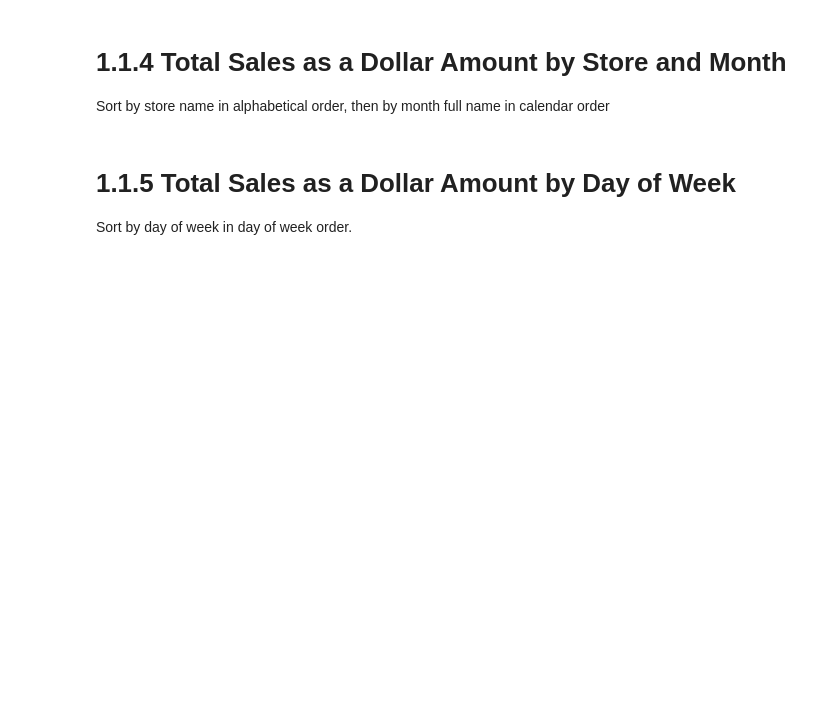
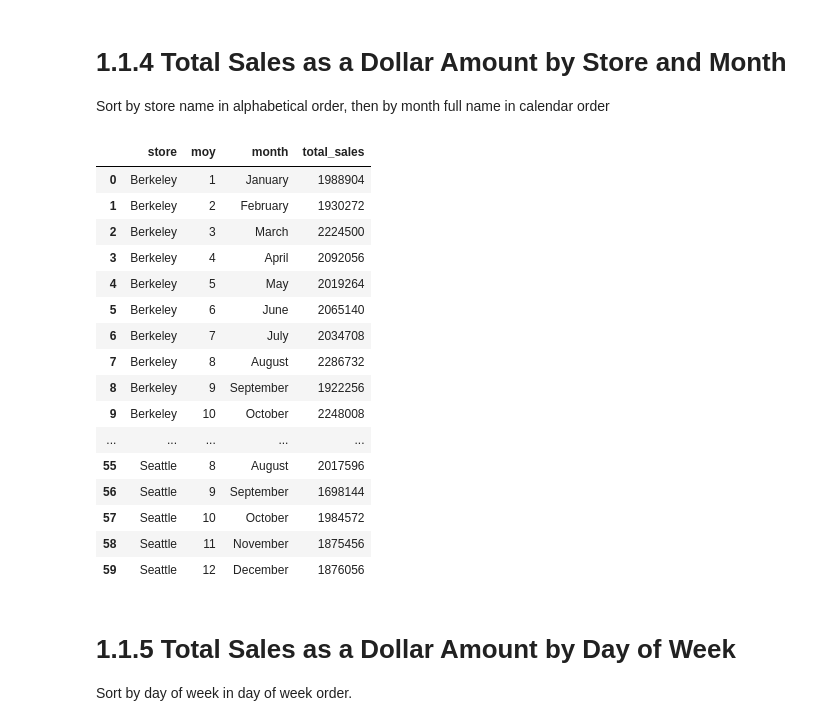
Before and after one commit to jvgalvin/Portfolio, a Jupyter notebook: project_1_1.ipynb, the cells around one changed output. Cells and saved outputs as stored; diff of their text form; code cells hidden in the pictures; blank space fills up the shorter version.

```diff
--- a/project_1_1.ipynb
+++ b/project_1_1.ipynb
@@ -173,6 +173,43 @@ my_select_query_pandas(query, rollback_before_flag, rollback_after_flag)
 # 1.1.4 Total Sales as a Dollar Amount by Store and Month
 
 Sort by store name in alphabetical order, then by month full name in calendar order
+# %%
+rollback_before_flag = True
+rollback_after_flag = True
+
+query = """
+
+select s.city as store,
+        extract(month from sa.sale_date) as moy,
+        to_char(sa.sale_date, 'Month') as month,
+        sum(sa.total_amount) as total_sales
+from stores as s
+    join sales as sa
+        on s.store_id = sa.store_id
+group by store, moy, month
+order by store, moy
+
+"""
+
+my_select_query_pandas(query, rollback_before_flag, rollback_after_flag)
+# %% [output]
+|  | store | moy | month | total_sales |
+| 0 | Berkeley | 1 | January | 1988904 |
+| 1 | Berkeley | 2 | February | 1930272 |
+| 2 | Berkeley | 3 | March | 2224500 |
+| 3 | Berkeley | 4 | April | 2092056 |
+| 4 | Berkeley | 5 | May | 2019264 |
+| 5 | Berkeley | 6 | June | 2065140 |
+| 6 | Berkeley | 7 | July | 2034708 |
+| 7 | Berkeley | 8 | August | 2286732 |
+| 8 | Berkeley | 9 | September | 1922256 |
+| 9 | Berkeley | 10 | October | 2248008 |
+| ... | ... | ... | ... | ... |
+| 55 | Seattle | 8 | August | 2017596 |
+| 56 | Seattle | 9 | September | 1698144 |
+| 57 | Seattle | 10 | October | 1984572 |
+| 58 | Seattle | 11 | November | 1875456 |
+| 59 | Seattle | 12 | December | 1876056 |
 # %% [markdown]
 # 1.1.5 Total Sales as a Dollar Amount by Day of Week
 
```
Also changed, not shown: parts of 8 cells of this notebook.
